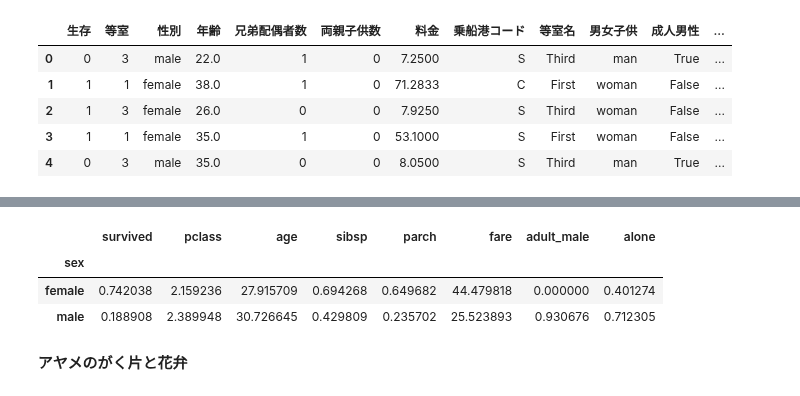
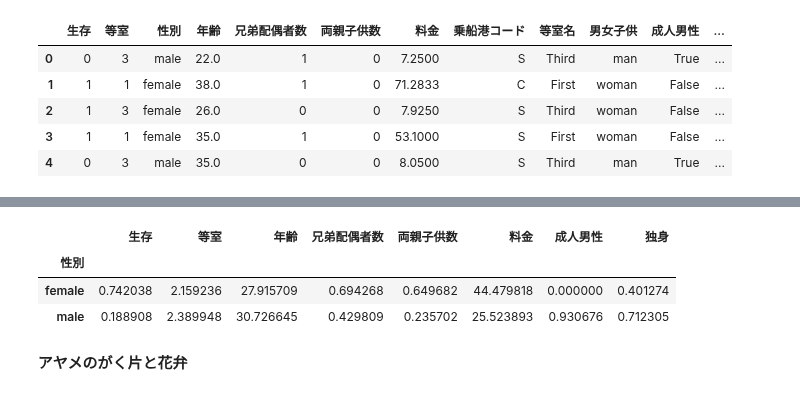
Before and after one commit to Kotarosz727/my_python, a Jupyter notebook: 04_機械学習モデル開発の重要ポイント.ipynb, the cells around one changed output, grey strips where cells are left out. Cells and saved outputs as stored; diff of their text form; code cells hidden in the pictures.

```diff
--- a/04_機械学習モデル開発の重要ポイント.ipynb
+++ b/04_機械学習モデル開発の重要ポイント.ipynb
@@ -63,10 +63,10 @@ display(df_titanic.describe())
 | 75% | 1.000000 | 3.000000 | 38.000000 | 1.000000 | 0.000000 | 31.000000 |
 | max | 1.000000 | 3.000000 | 80.000000 | 8.000000 | 6.000000 | 512.329200 |
 # %%
-display(df_titanic.groupby('sex').mean())
+display(df_titanic.groupby('性別').mean())
 # %% [output]
-|  | survived | pclass | age | sibsp | parch | fare | adult_male | alone |
-| sex |  |  |  |  |  |  |  |  |
+|  | 生存 | 等室 | 年齢 | 兄弟配偶者数 | 両親子供数 | 料金 | 成人男性 | 独身 |
+| 性別 |  |  |  |  |  |  |  |  |
 | female | 0.742038 | 2.159236 | 27.915709 | 0.694268 | 0.649682 | 44.479818 | 0.000000 | 0.401274 |
 | male | 0.188908 | 2.389948 | 30.726645 | 0.429809 | 0.235702 | 25.523893 | 0.930676 | 0.712305 |
 # %% [markdown]
```
Also changed, not shown: parts of 27 cells of this notebook.
